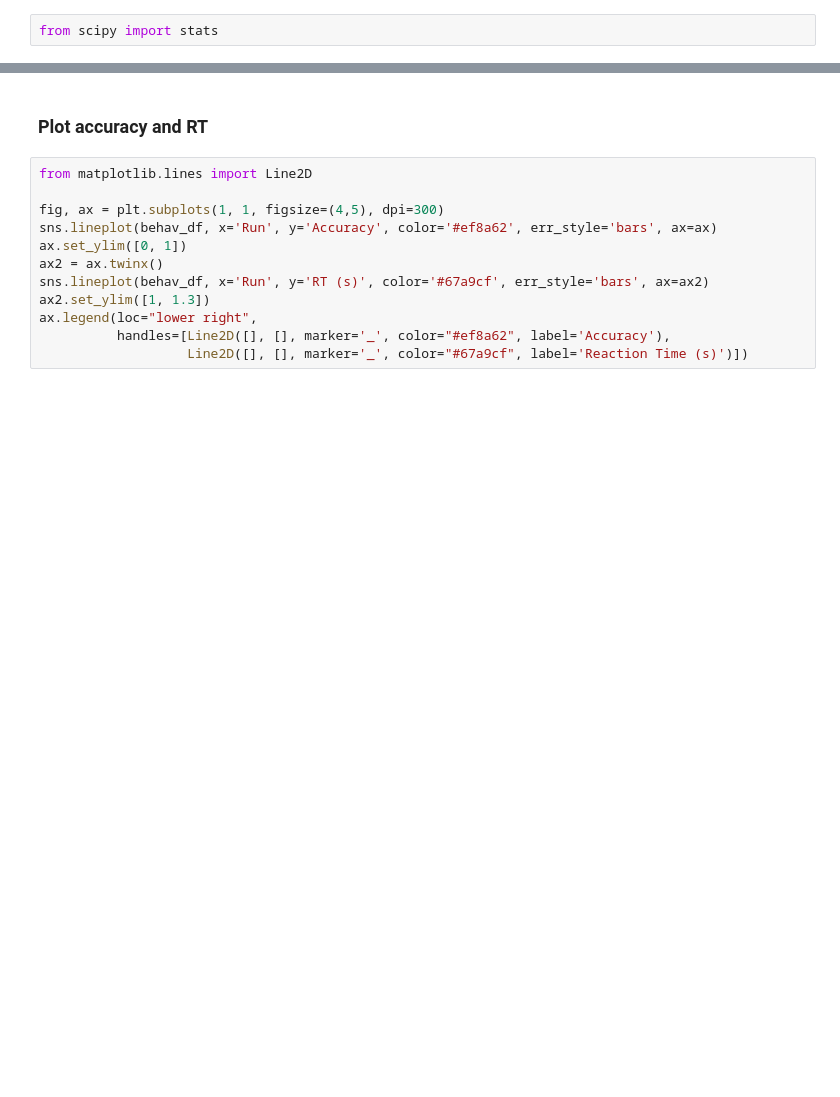
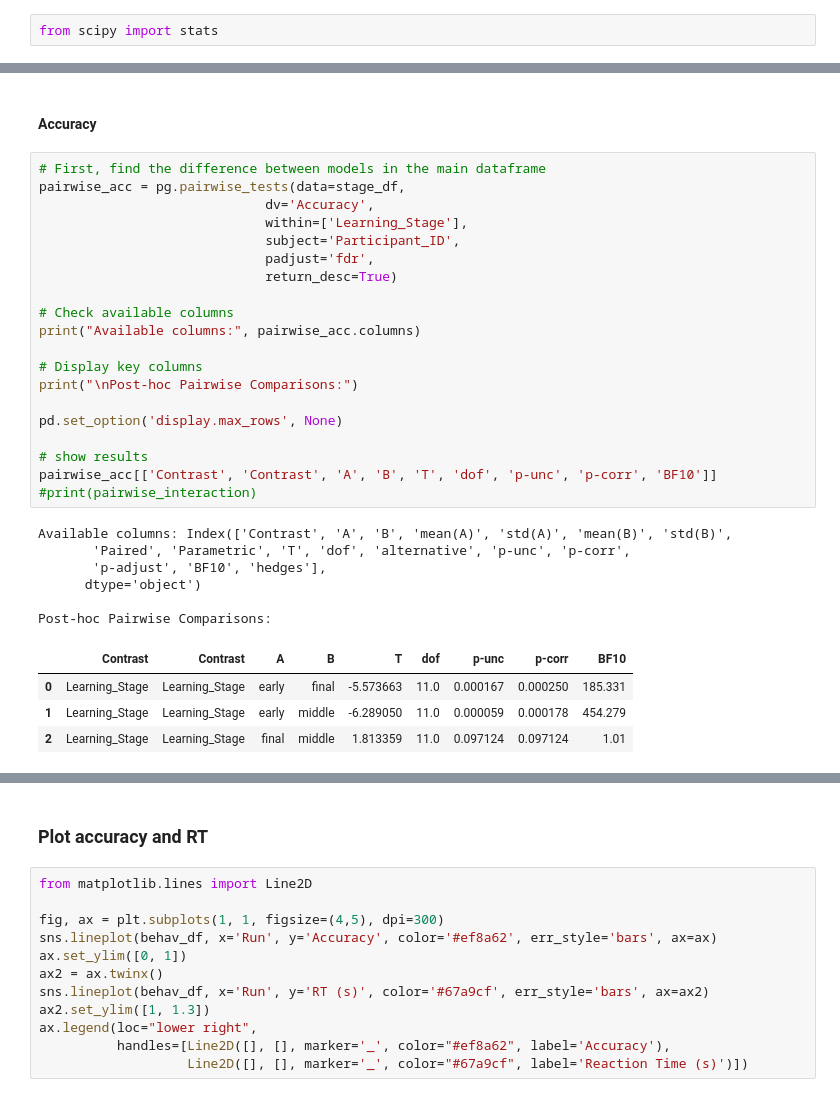
Before and after one commit to SoundBrainLab/fMRI_auditory-category-learning, a Jupyter notebook: 04_behavior/behavior_analysis.ipynb, the cells around one changed output, grey strips where cells are left out. Cells and saved outputs as stored; diff of their text form; blank space fills up the shorter version.

```diff
--- a/04_behavior/behavior_analysis.ipynb
+++ b/04_behavior/behavior_analysis.ipynb
@@ -193,0 +228,33 @@ t = -3.29; p = 0.0072
+# %% [markdown]
+#### Accuracy
+# %%
+# First, find the difference between models in the main dataframe
+pairwise_acc = pg.pairwise_tests(data=stage_df,
+                             dv='Accuracy',
+                             within=['Learning_Stage'],
+                             subject='Participant_ID',
+                             padjust='fdr',
+                             return_desc=True)
+
+# Check available columns
+print("Available columns:", pairwise_acc.columns)
+
+# Display key columns
+print("\nPost-hoc Pairwise Comparisons:")
+
+pd.set_option('display.max_rows', None)
+
+# show results
+pairwise_acc[['Contrast', 'Contrast', 'A', 'B', 'T', 'dof', 'p-unc', 'p-corr', 'BF10']]
+#print(pairwise_interaction)
+# %% [output]
+Available columns: Index(['Contrast', 'A', 'B', 'mean(A)', 'std(A)', 'mean(B)', 'std(B)',
+       'Paired', 'Parametric', 'T', 'dof', 'alternative', 'p-unc', 'p-corr',
+       'p-adjust', 'BF10', 'hedges'],
+      dtype='object')
+
+Post-hoc Pairwise Comparisons:
+|  | Contrast | Contrast | A | B | T | dof | p-unc | p-corr | BF10 |
+| 0 | Learning_Stage | Learning_Stage | early | final | -5.573663 | 11.0 | 0.000167 | 0.000250 | 185.331 |
+| 1 | Learning_Stage | Learning_Stage | early | middle | -6.289050 | 11.0 | 0.000059 | 0.000178 | 454.279 |
+| 2 | Learning_Stage | Learning_Stage | final | middle | 1.813359 | 11.0 | 0.097124 | 0.097124 | 1.01 |
```
Also changed, not shown: parts of 19 cells of this notebook.
